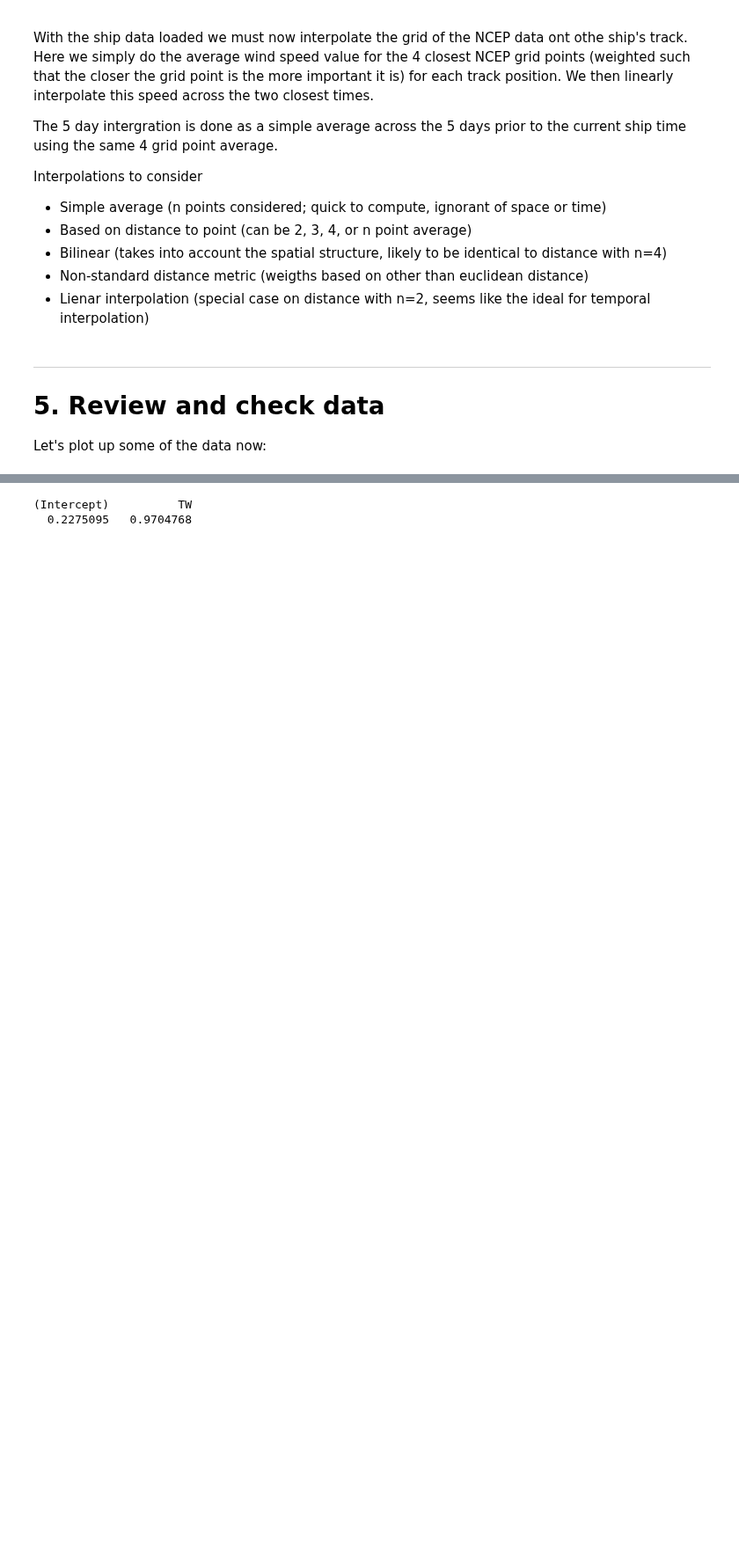
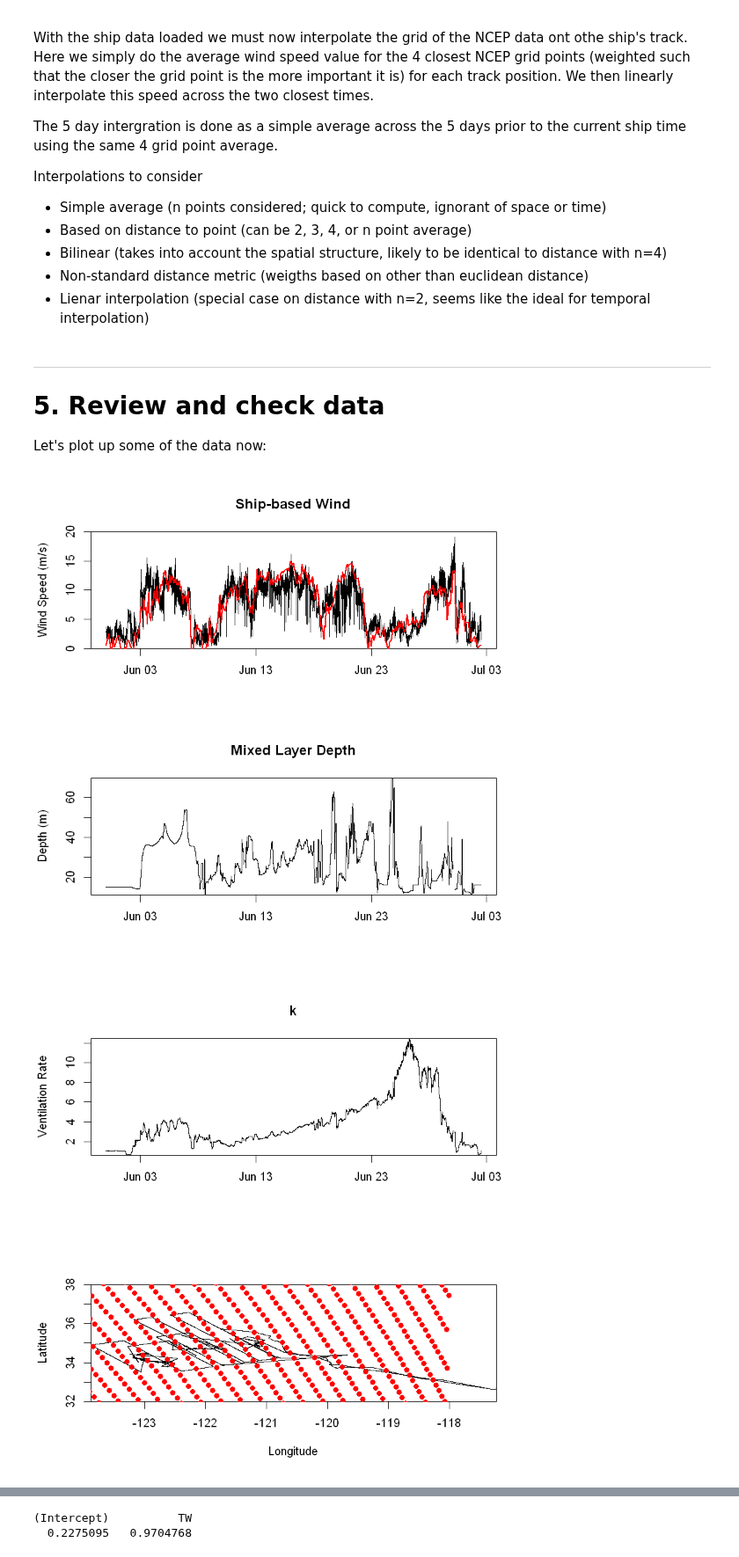
Before and after one commit to tbrycekelly/MIMS-TBK, a Jupyter notebook: Main Data Merge.ipynb, the cells around one changed output, grey strips where cells are left out. Shown at 88% size. Saved outputs shown, nothing was run; the diff lists cells and outputs as text; code cells hidden in the pictures; blank space fills up the shorter version.

```diff
--- a/Main Data Merge.ipynb
+++ b/Main Data Merge.ipynb
@@ -298,7 +315,7 @@ ship.data = add.wind(ship.data, wind)
 # 5. Review and check data
 Let's plot up some of the data now:
 # %%
-pdf('./Output/Merge - Wind.pdf')
+#pdf('./Output/Merge - Wind.pdf')
 #png('./Output/Merge - Wind.png')
 
 par(mfrow=c(2,1))
@@ -312,30 +329,36 @@ lines(ship.data$DT, ship.data$NCEP, col='red', lwd=2)
 
 ##############
 ## MLD Plot ##
 ##############
 plot(ship.data$DT, ship.data$MLD, type='l', ylab='Depth (m)', main='Mixed Layer Depth', xlab='', yaxs='i')
+
+
+plot(ship.data$DT, ship.data$k, type='l', ylab='Ventilation Rate', main='k', xlab='', yaxs='i')
 
 
 ######################
 ### Plot of region ###
 ######################
 ## Plot showing the ship's track along with the grid points in the NCEP/NCAR data set
 
 plot(ship.data$LO, ship.data$LA, type='l', ylim=c(32,38), xlab='Longitude', ylab='Latitude', yaxs='i', xaxs='i')
 
 ## Add grid points
 for (i in 1:length(wind$lat)) {
     points(wind$lon[i], wind$lat[i], col='red', pch=16)
 }
 
 
 ############################
 ### Plot with regression ###
 ############################
 plot(ship.data$TW, ship.data$NCEP, col='#000020', pch=16, xlab='Ship Avg Wind', ylab='NCEP Avg Wind',
      yaxs='i', xaxs='i')
 model = lm(NCEP ~ TW, data = ship.data)
 
 lines(c(1:100), predict(model, newdata = data.frame(TW = c(1:100))), col='red')
 
 #dev.off()
+# %% [output]
+[figure, added]
+[figure, added]
```
Also changed, not shown: parts of 2 cells of this notebook, 2 other files.
